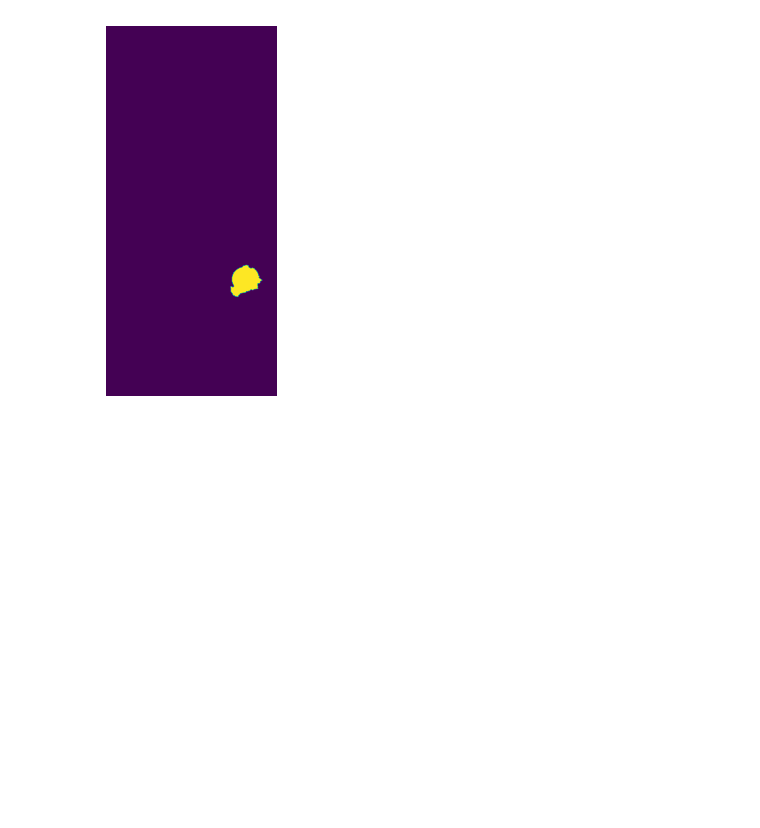
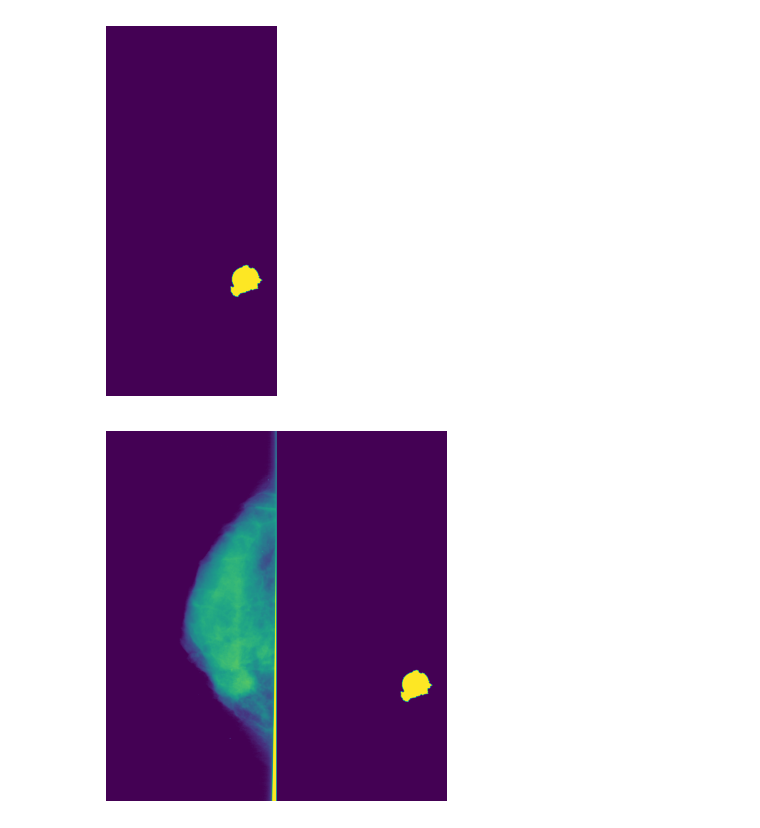
Before and after one commit to suke-bhargav/NEW, a Jupyter notebook: kaggleanalysisdataset.ipynb, the cells around one changed output. Saved outputs shown, nothing was run; the diff lists cells and outputs as text; code cells hidden in the pictures; blank space fills up the shorter version.

```diff
--- a/kaggleanalysisdataset.ipynb
+++ b/kaggleanalysisdataset.ipynb
@@ -141,7 +142,5 @@ def fix_image_path_mass(dataset):
             dataset.iloc[i, 13] = roi_mask_dict[img_name]
 # %%
 fix_image_path_mass(mass_train_data)
-# %%
-mass_train_data= filter_dataframe_by_base_directory(mass_train_data)
 # %%
 fix_image_path_mass(mass_test_data)
@@ -263,16 +256,23 @@ mass_train.ROI_mask_file_path[0]
 # %% [output]
 '/content/jpeg/1.3.6.1.4.1.9590.100.1.2.30820586311062570442302321942433426184/1-083.jpg'
 # %%
-img = mpimg.imread(mass_train.image_file_path[0])
-plt.imshow(img)
+img1 = mpimg.imread(mass_train.image_file_path[0])
+plt.imshow(img1)
 plt.axis('off')
 plt.show()
 # %% [output]
 [figure]
 # %%
-img = mpimg.imread(mass_train.ROI_mask_file_path[0])
-plt.imshow(img)
+img2= mpimg.imread(mass_train.ROI_mask_file_path[0])
+plt.imshow(img2)
 plt.axis('off')
 plt.show()
 # %% [output]
 [figure]
+# %%
+hshow= cv2.hconcat([img1,img2]);
+plt.imshow(hshow)
+plt.axis('off')
+plt.show()
+# %% [output]
+[figure, added]
```
Also changed, not shown: parts of 6 cells of this notebook.
